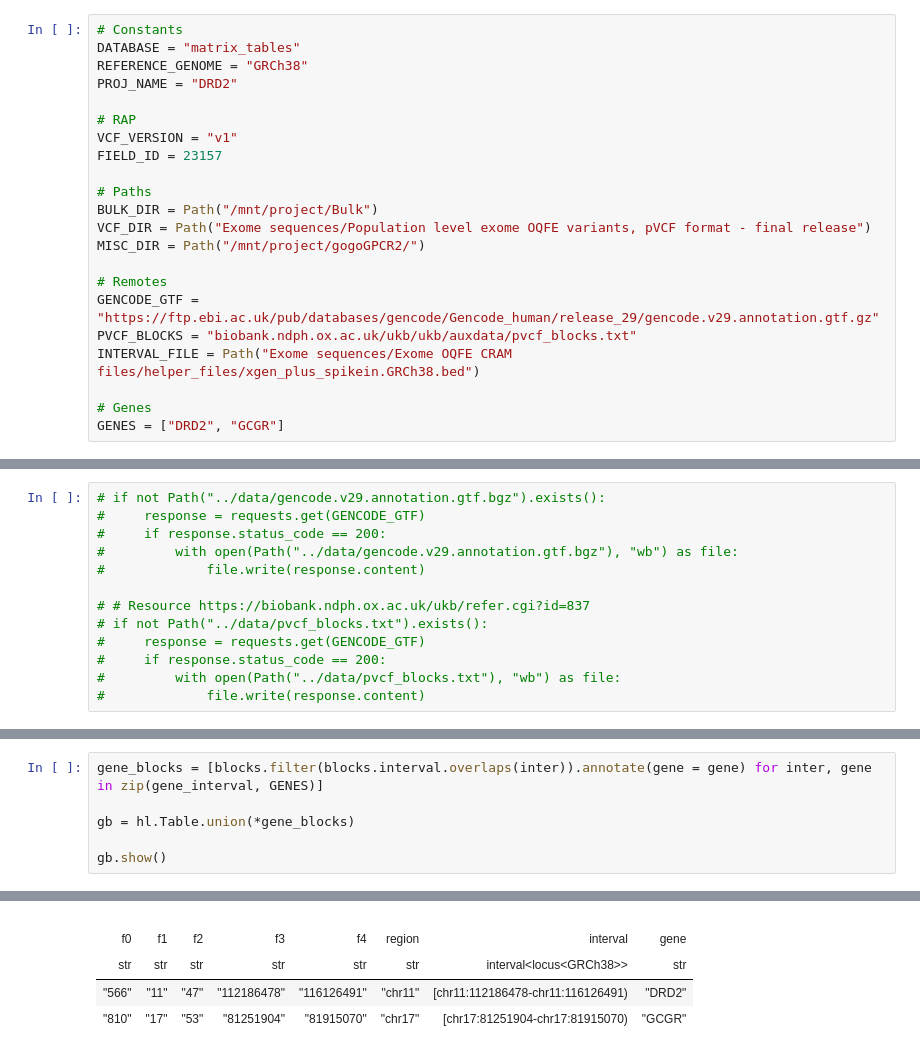
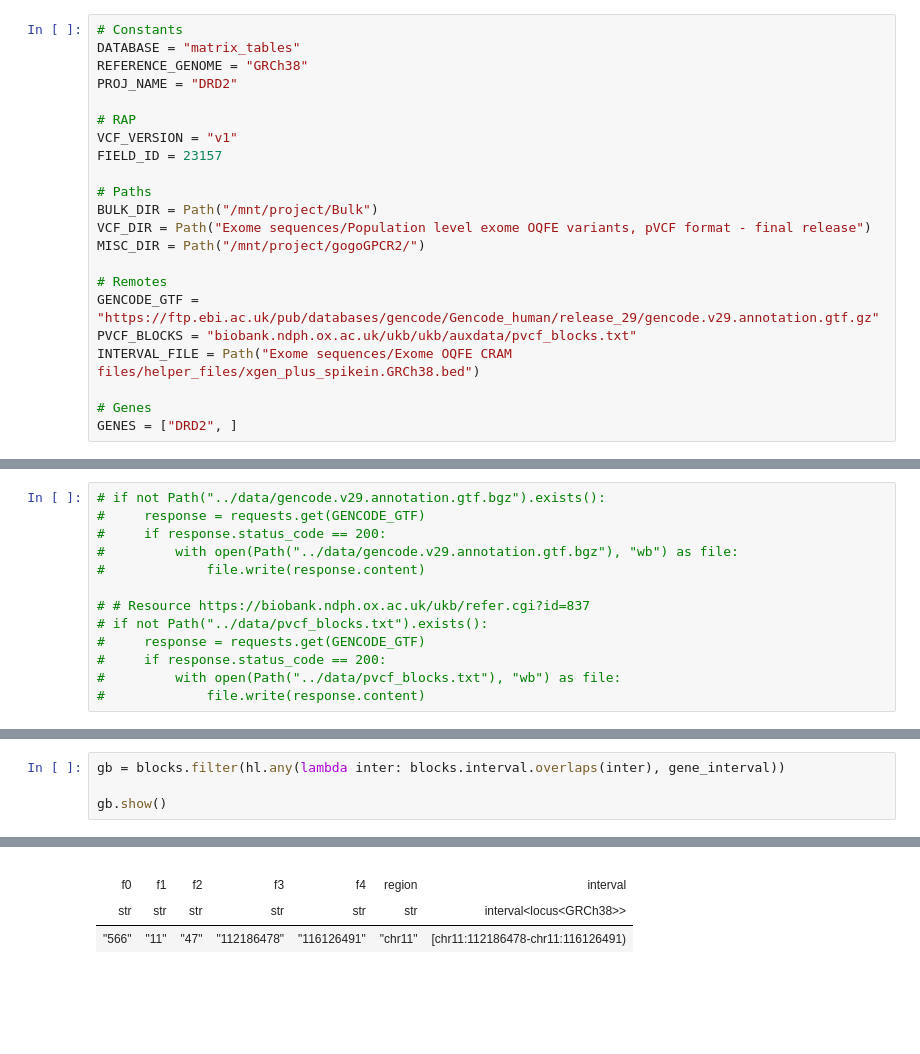
Before and after one commit to HauserGroup/gogoGPCR2, a Jupyter notebook: notebooks/QC.ipynb, the cells around one changed output, grey strips where cells are left out. Drawn from its saved outputs; the diff is of its cells as text; blank space fills up the shorter version.

```diff
--- a/notebooks/QC.ipynb
+++ b/notebooks/QC.ipynb
@@ -29,4 +29,4 @@ PVCF_BLOCKS = "biobank.ndph.ox.ac.uk/ukb/ukb/auxdata/pvcf_blocks.txt"
 INTERVAL_FILE = Path("Exome sequences/Exome OQFE CRAM files/helper_files/xgen_plus_spikein.GRCh38.bed")
 
 # Genes
-GENES = ["DRD2", "GCGR"]
+GENES = ["DRD2", ]
@@ -166,9 +166,7 @@ blocks.show(5)
 | "5" | "1" | "4" | "2514222" | "3782130" | "chr1" | [chr1:2514222-chr1:3782130) |
 showing top 5 rows
 # %%
-gene_blocks = [blocks.filter(blocks.interval.overlaps(inter)).annotate(gene = gene) for inter, gene in zip(gene_interval, GENES)]
-
-gb = hl.Table.union(*gene_blocks)
+gb = blocks.filter(hl.any(lambda inter: blocks.interval.overlaps(inter), gene_interval))
 
 gb.show()
 # %% [output]
@@ -177,8 +173,7 @@ gb.show()
-|  |  |  |  |  |  |  |  |
-| f0 | f1 | f2 | f3 | f4 | region | interval | gene |
-| str | str | str | str | str | str | interval<locus<GRCh38>> | str |
-| "566" | "11" | "47" | "112186478" | "116126491" | "chr11" | [chr11:112186478-chr11:116126491) | "DRD2" |
-| "810" | "17" | "53" | "81251904" | "81915070" | "chr17" | [chr17:81251904-chr17:81915070) | "GCGR" |
+|  |  |  |  |  |  |  |
+| f0 | f1 | f2 | f3 | f4 | region | interval |
+| str | str | str | str | str | str | interval<locus<GRCh38>> |
+| "566" | "11" | "47" | "112186478" | "116126491" | "chr11" | [chr11:112186478-chr11:116126491) |
 # %%
 vcf_files = [
     f"file://{BULK_DIR / VCF_DIR}/ukb{FIELD_ID}_c{chromosome.replace('chr', '')}_b{block}_{VCF_VERSION}.vcf.gz"
```
Also changed, not shown: parts of 24 cells of this notebook.
